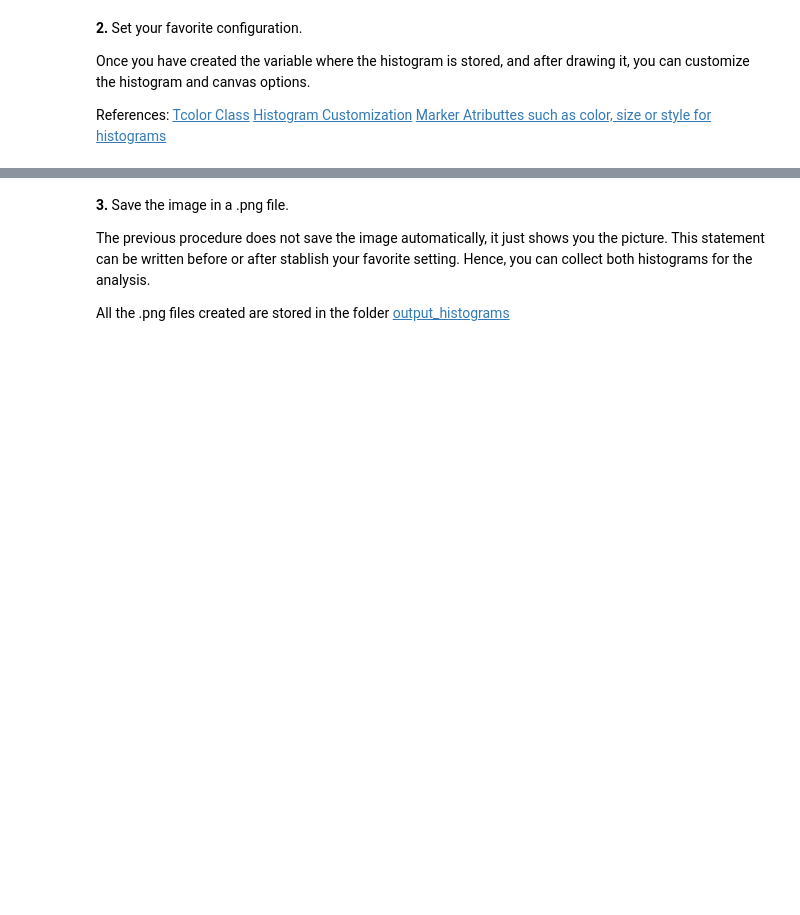
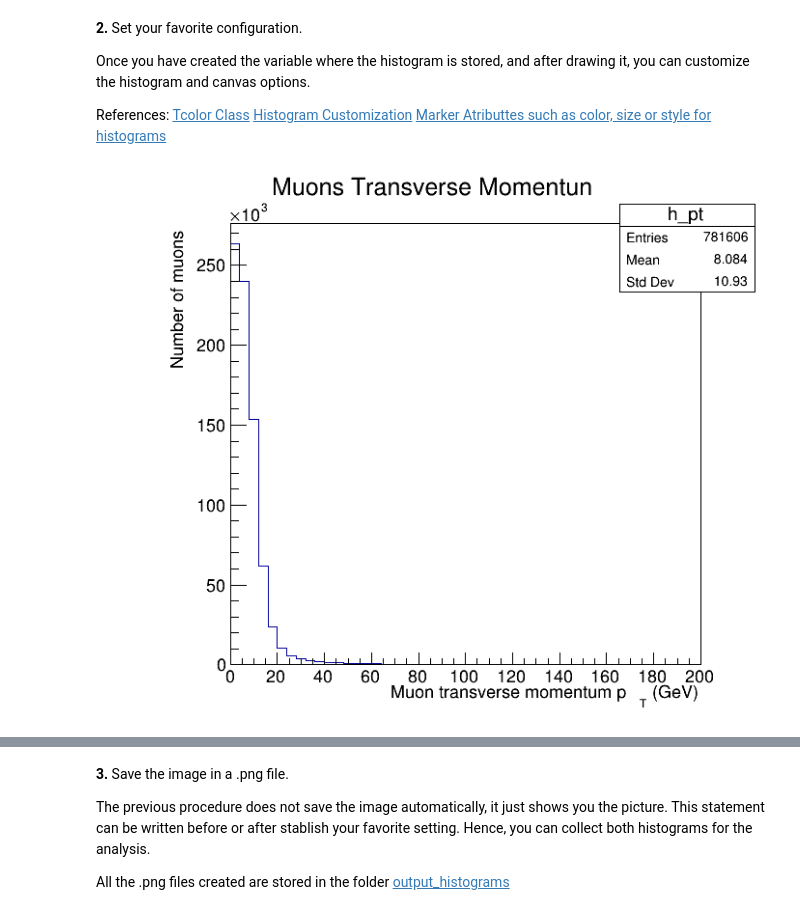
Before and after one commit to CeliaFernandez/CmsOpenData, a Jupyter notebook: tutorials/Part1.ipynb, the cells around one changed output, grey strips where cells are left out. Drawn from its saved outputs; the diff is of its cells as text; code cells hidden in the pictures; blank space fills up the shorter version.

```diff
--- a/tutorials/Part1.ipynb
+++ b/tutorials/Part1.ipynb
@@ -150,18 +179,21 @@ References:
 # %%
 ### Get the root file that contains the histograms for all muons: histos.root.
 Hfile=ROOT.TFile("datafiles/histos.root", "read")
 
 ### You must create a variable to store the histogram selected.
 histo1=Hfile.Get('h_pt')
 
 ### First: Create the canvas where the histogram is going to be drawn
-canvas = ROOT.TCanvas("myCanvas","All muons: pT",800,600)
+canvas = ROOT.TCanvas("myCanvas","All muons",700,600)
 
 ### Second: Draw the histogram
+ROOT.gPad.SetLeftMargin(0.2)
 histo1.Draw()
 
 ### Third : Draw the canvas
 canvas.Draw()
+# %% [output]
+[figure, added]
 # %%
 ### Change the line color
 histo1.SetLineColor(4)
```
Also changed, not shown: parts of 6 cells of this notebook, 5 other files.
